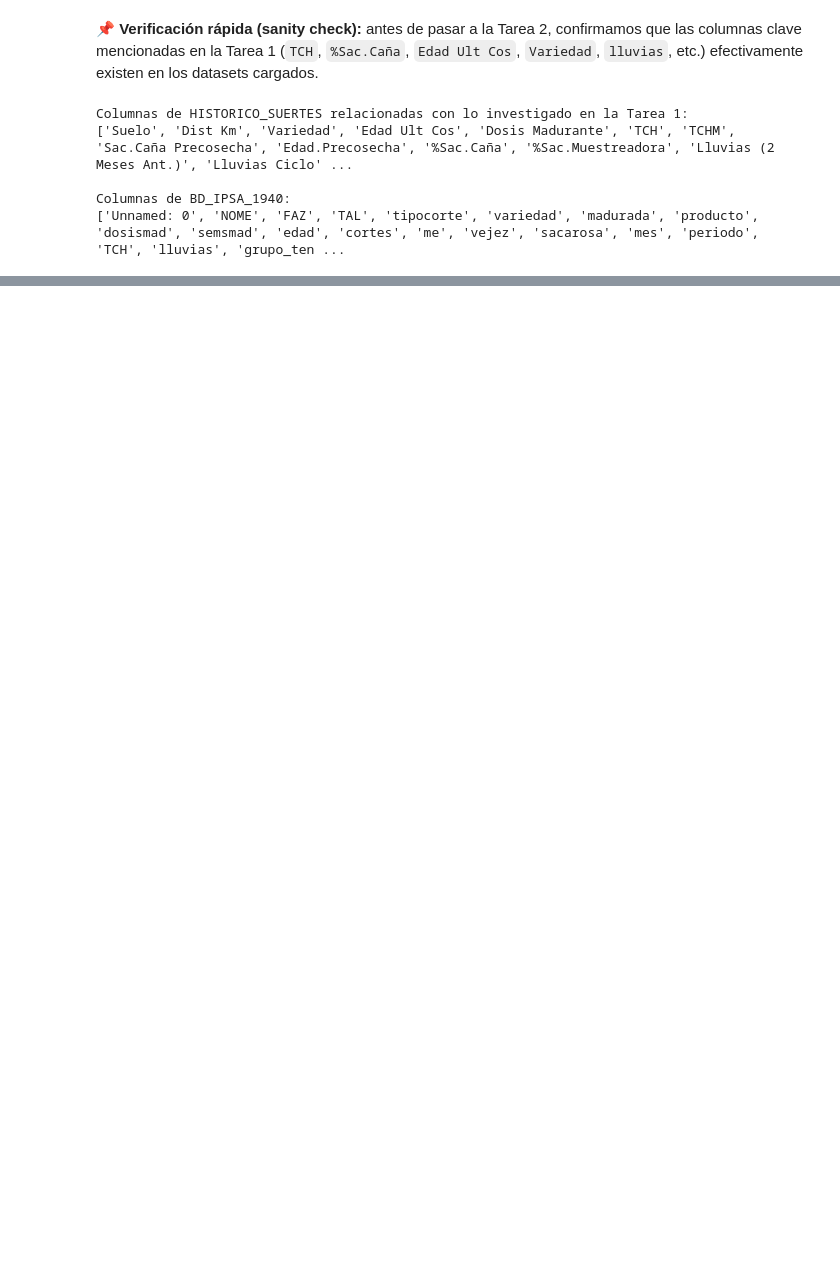
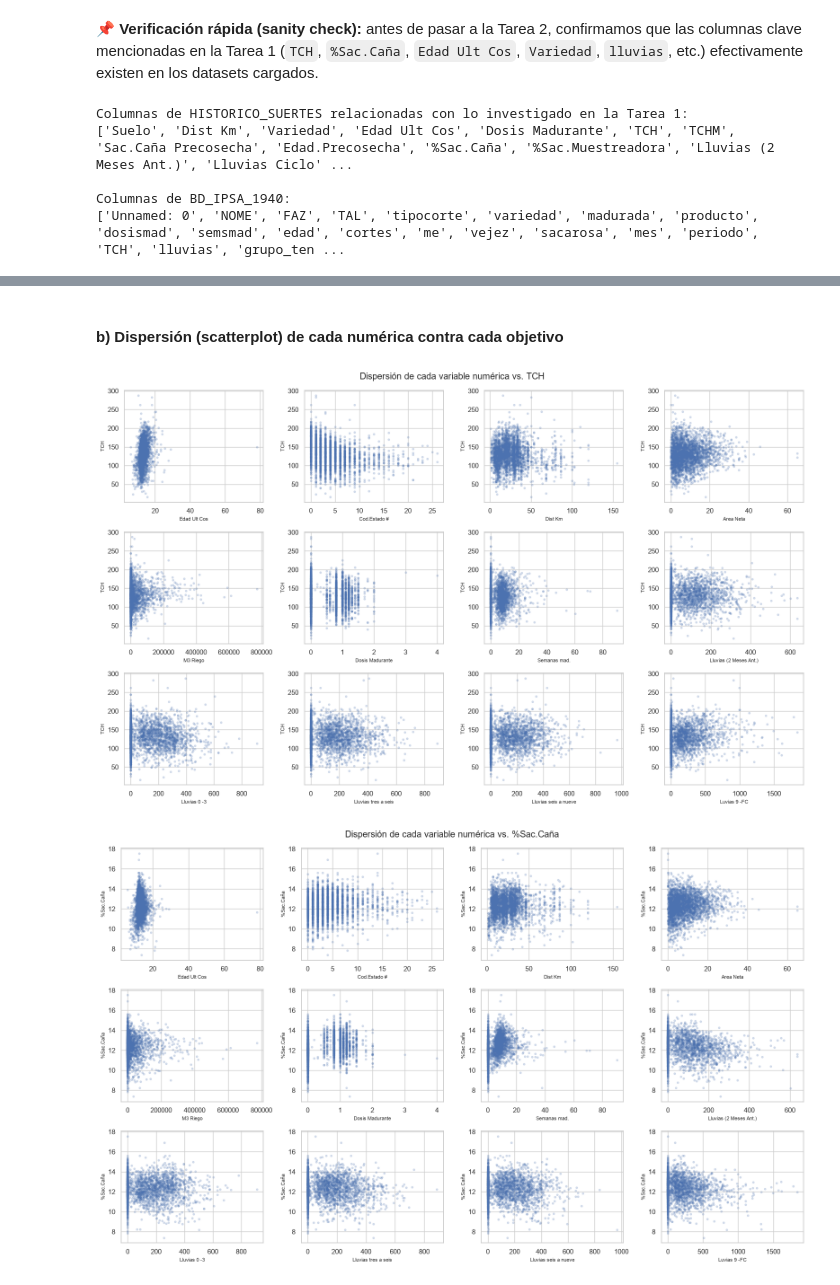
Before and after one commit to joseflorezleon/TallerPracticoAprendizajeAutom-tico1, a Jupyter notebook: Notebooks/Taller_Ingenio_Providencia.ipynb, the cells around one changed output, grey strips where cells are left out. Drawn from its saved outputs; the diff is of its cells as text; code cells hidden in the pictures; blank space fills up the shorter version.

```diff
--- a/Notebooks/Taller_Ingenio_Providencia.ipynb
+++ b/Notebooks/Taller_Ingenio_Providencia.ipynb
@@ -223,0 +546,17 @@ Columnas de BD_IPSA_1940:
+# %% [markdown]
+#### b) Dispersión (scatterplot) de cada numérica contra cada objetivo
+# %%
+muestra = df_reg_feat.sample(3000, random_state=42)  # una muestra, para que el gráfico no quede saturado
+
+for target in ["TCH", "%Sac.Caña"]:
+    fig, axes = plt.subplots(3, 4, figsize=(16, 10))
+    for ax, col in zip(axes.flat, numeric_cands):
+        ax.scatter(muestra[col], muestra[target], alpha=0.2, s=8)
+        ax.set_xlabel(col, fontsize=8)
+        ax.set_ylabel(target, fontsize=8)
+    fig.suptitle(f"Dispersión de cada variable numérica vs. {target}")
+    plt.tight_layout()
+    plt.show()
+# %% [output]
+[figure, added]
+[figure, added]
```
Also changed, not shown: parts of 126 cells of this notebook, 11 other files.
